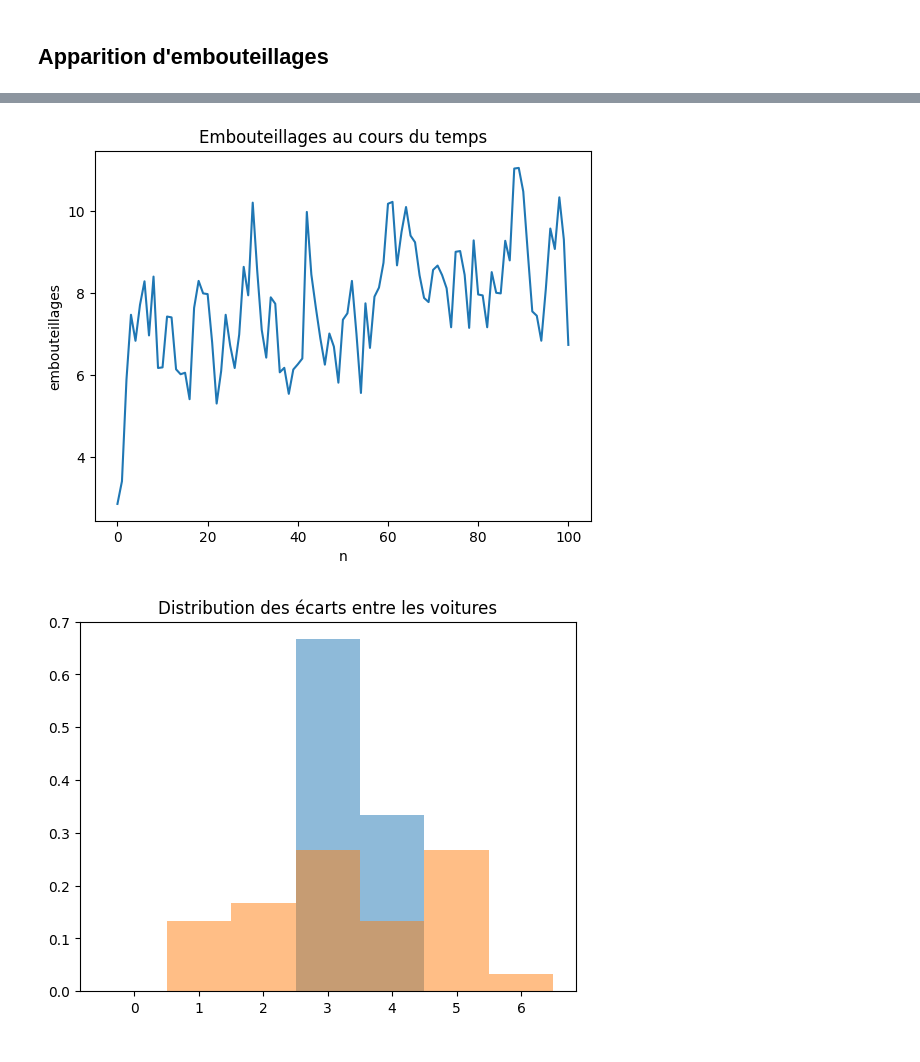
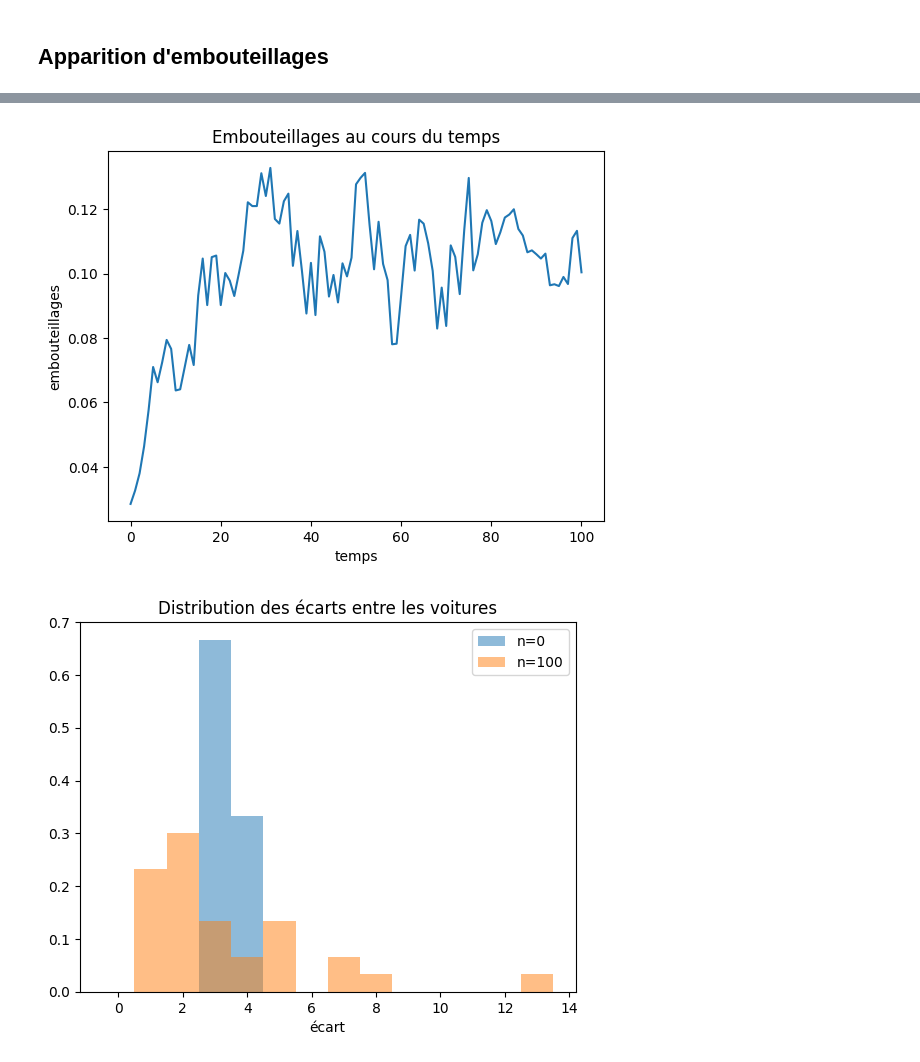
Before and after one commit to TelmoDc/Projet_SA16, a Jupyter notebook: stats.ipynb, the cells around one changed output, grey strips where cells are left out. Saved outputs shown, nothing was run; the diff lists cells and outputs as text; code cells hidden in the pictures.

```diff
--- a/stats.ipynb
+++ b/stats.ipynb
@@ -45,10 +53,10 @@ emb = np.zeros((len(p), len(nb_voitures)))
 for i in range(len(p)):
     modele = ModeleSimple(vmax, p[i])
     for j in range(len(nb_voitures)):
-        route = route_equidistance(taille, nb_voitures[j])
-        traj = modele.trajectoire(route, 100)
-        vmoy[i][j] = calculer_vmoy(traj[-2], traj[-1], taille, nb_voitures[j])
-        emb[i][j] = calculer_embouteillage(traj[-1], taille, nb_voitures[j])
+        route, vitesses = config_equidistance(taille, nb_voitures[j])
+        traj_route, traj_vitesses = modele.trajectoire(route, vitesses, 100)
+        vmoy[i][j] = calculer_vmoy(traj_vitesses[-1])
+        emb[i][j] = calculer_embouteillage(traj_route[-1])
 # %%
 for i in range(len(p)):
     plt.plot(nb_voitures, vmoy[i], label=f'p={p[i]}')
@@ -82,12 +90,12 @@ vmoy = np.zeros((len(p), len(vmax)))
 emb = np.zeros((len(p), len(vmax)))
 
 for i in range(len(p)):
-    route = route_equidistance(taille, nb_voitures)
+    route, vitesses = config_equidistance(taille, nb_voitures)
     for j in range(len(vmax)):
         modele = ModeleSimple(vmax[j], p[i])
-        traj = modele.trajectoire(route, 100)
-        vmoy[i][j] = calculer_vmoy(traj[-2], traj[-1], taille, nb_voitures)
-        emb[i][j] = calculer_embouteillage(traj[-1], taille, nb_voitures)
+        traj_route, traj_vitesses = modele.trajectoire(route, vitesses, 100)
+        vmoy[i][j] = calculer_vmoy(traj_vitesses[-2])
+        emb[i][j] = calculer_embouteillage(traj_route[-1])
 # %%
 for i in range(len(p)):
     plt.plot(vmax, vmoy[i], label=f'p={p[i]}')
@@ -117,10 +125,10 @@ vmax = 5
 p = 0.3
 n = taille
 
-route = route_equidistance(taille, nb_voitures)
+route, vitesses = config_equidistance(taille, nb_voitures)
 modele = ModeleSimple(vmax, p)
-traj = modele.trajectoire(route, n)
-image = traj.copy()
+traj_route, traj_vitesses = modele.trajectoire(route, vitesses, n)
+image = np.array(traj_route)
 image[image > 0] = 1
 image = ~image
 plt.imshow(image, cmap='gray')
@@ -139,18 +147,27 @@ plt.show()
 # %%
-emb = [calculer_embouteillage(route, taille, nb_voitures) for route in traj]
+emb = [calculer_embouteillage(route) for route in traj_route]
 plt.plot(emb)
 plt.title("Embouteillages au cours du temps")
-plt.xlabel("n")
+plt.xlabel("temps")
 plt.ylabel("embouteillages")
 plt.show()
 # %% [output]
-[figure, old version]
+[figure, new version]
 # %%
-dist1 = calculer_distances(traj[0], taille, nb_voitures)
-dist2 = calculer_distances(traj[-1], taille, nb_voitures)
+def toutes_distances(route):
+    distances = []
+    for i in range(route.shape[0]):
+        if route[i] > 0:
+            distances.append(distance_devant(route, i))
+    return distances
+
+dist1 = toutes_distances(traj_route[0])
+dist2 = toutes_distances(traj_route[-1])
 plt.hist(dist1, density=True, bins=np.arange(-0.5, np.max(dist1)+1.5), alpha=0.5, label="n=0")
-plt.hist(dist2, density=True, bins=np.arange(-0.5, np.max(dist2)+1.5), alpha=0.5, label=f"n={len(traj)}")
+plt.hist(dist2, density=True, bins=np.arange(-0.5, np.max(dist2)+1.5), alpha=0.5, label=f"n={len(traj_route)-1}")
 plt.title("Distribution des écarts entre les voitures")
+plt.xlabel("écart")
+plt.legend()
 plt.show()
 # %% [output]
-[figure, old version]
+[figure, new version]
```
Also changed, not shown: parts of 8 cells of this notebook, 1 other file.
